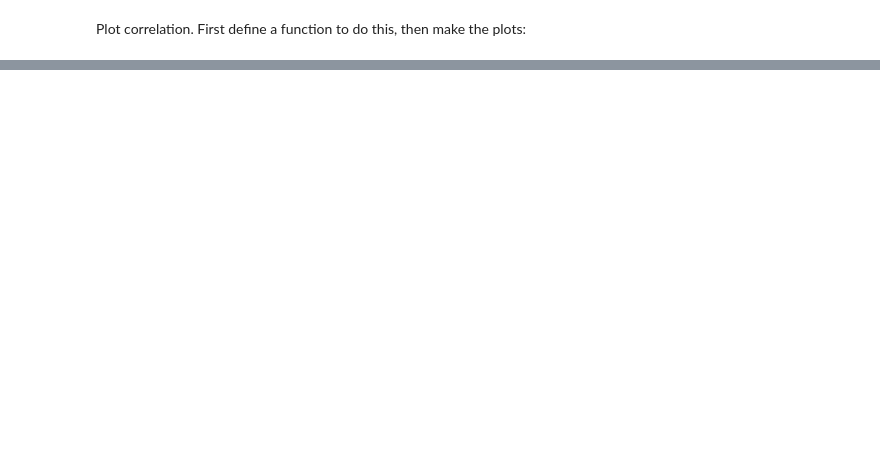
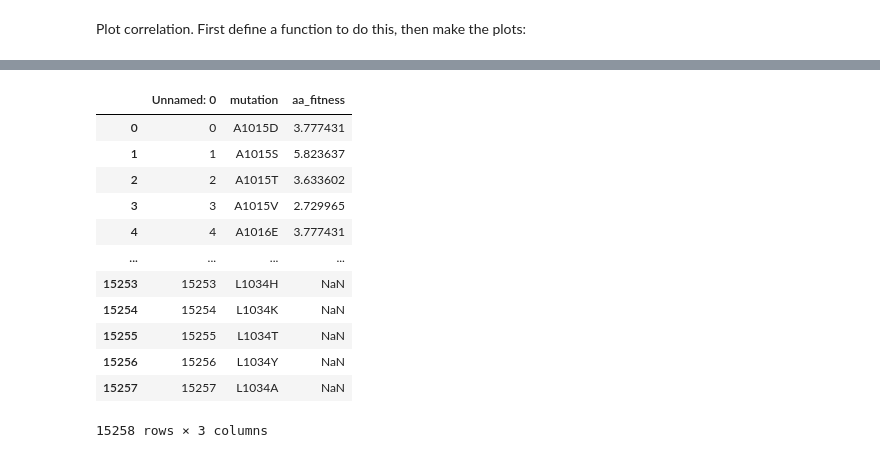
Before and after one commit to jbloomlab/SARS2-mut-fitness, a Jupyter notebook: notebooks/fitness_dms_corr.py.ipynb, the cells around one changed output, grey strips where cells are left out. Drawn from its saved outputs; the diff is of its cells as text; code cells hidden in the pictures; blank space fills up the shorter version.

```diff
--- a/notebooks/fitness_dms_corr.py.ipynb
+++ b/notebooks/fitness_dms_corr.py.ipynb
@@ -360,3 +396,17 @@ for dms_dataset, dms_df in dms_dataset_dfs.items():
 # %%
-help(alt.Chart.transform_regression)
+neher_fitness
+# %% [output]
+|  | Unnamed: 0 | mutation | aa_fitness |
+| 0 | 0 | A1015D | 3.777431 |
+| 1 | 1 | A1015S | 5.823637 |
+| 2 | 2 | A1015T | 3.633602 |
+| 3 | 3 | A1015V | 2.729965 |
+| 4 | 4 | A1016E | 3.777431 |
+| ... | ... | ... | ... |
+| 15253 | 15253 | L1034H | NaN |
+| 15254 | 15254 | L1034K | NaN |
+| 15255 | 15255 | L1034T | NaN |
+| 15256 | 15256 | L1034Y | NaN |
+| 15257 | 15257 | L1034A | NaN |
+15258 rows × 3 columns
 # %%
```
Also changed, not shown: parts of 6 cells of this notebook.
